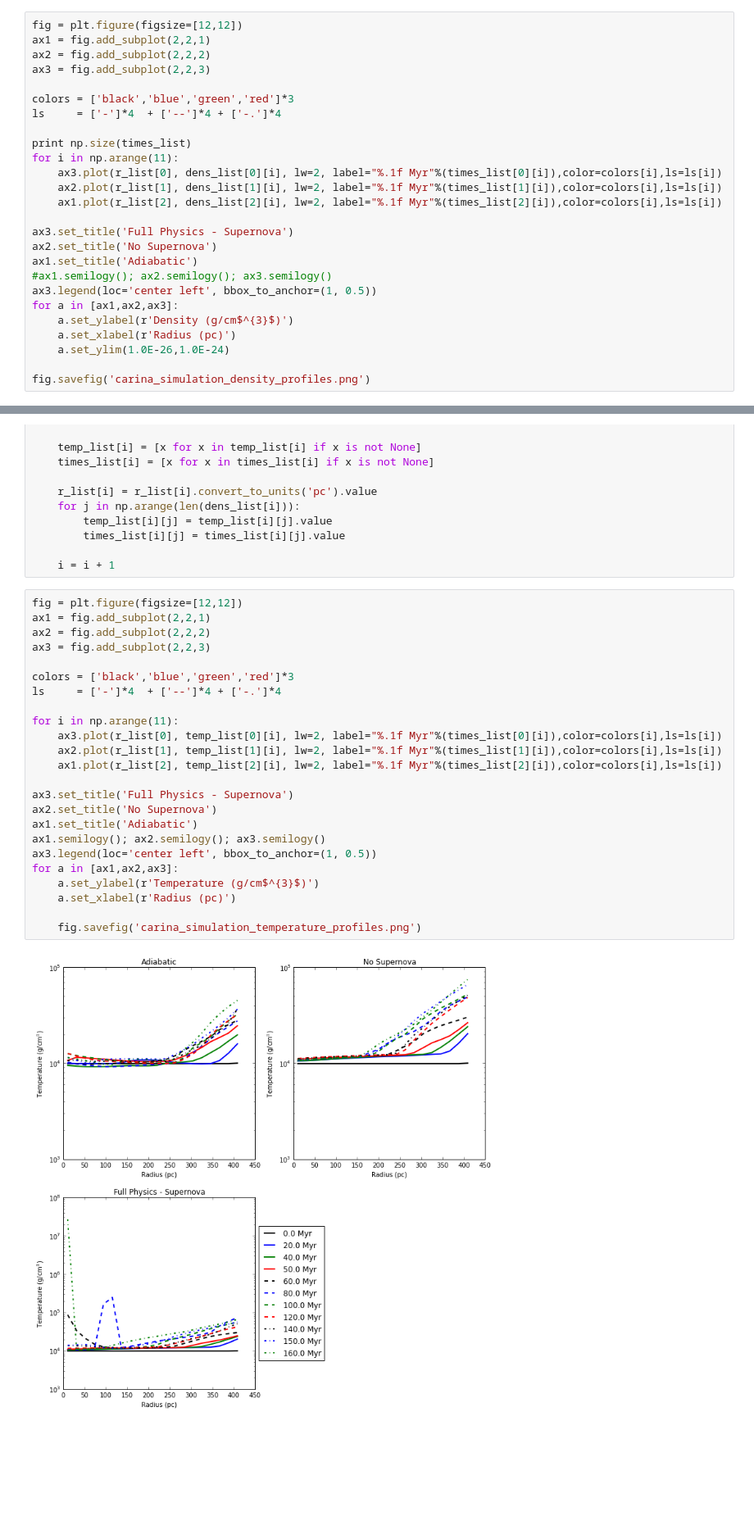
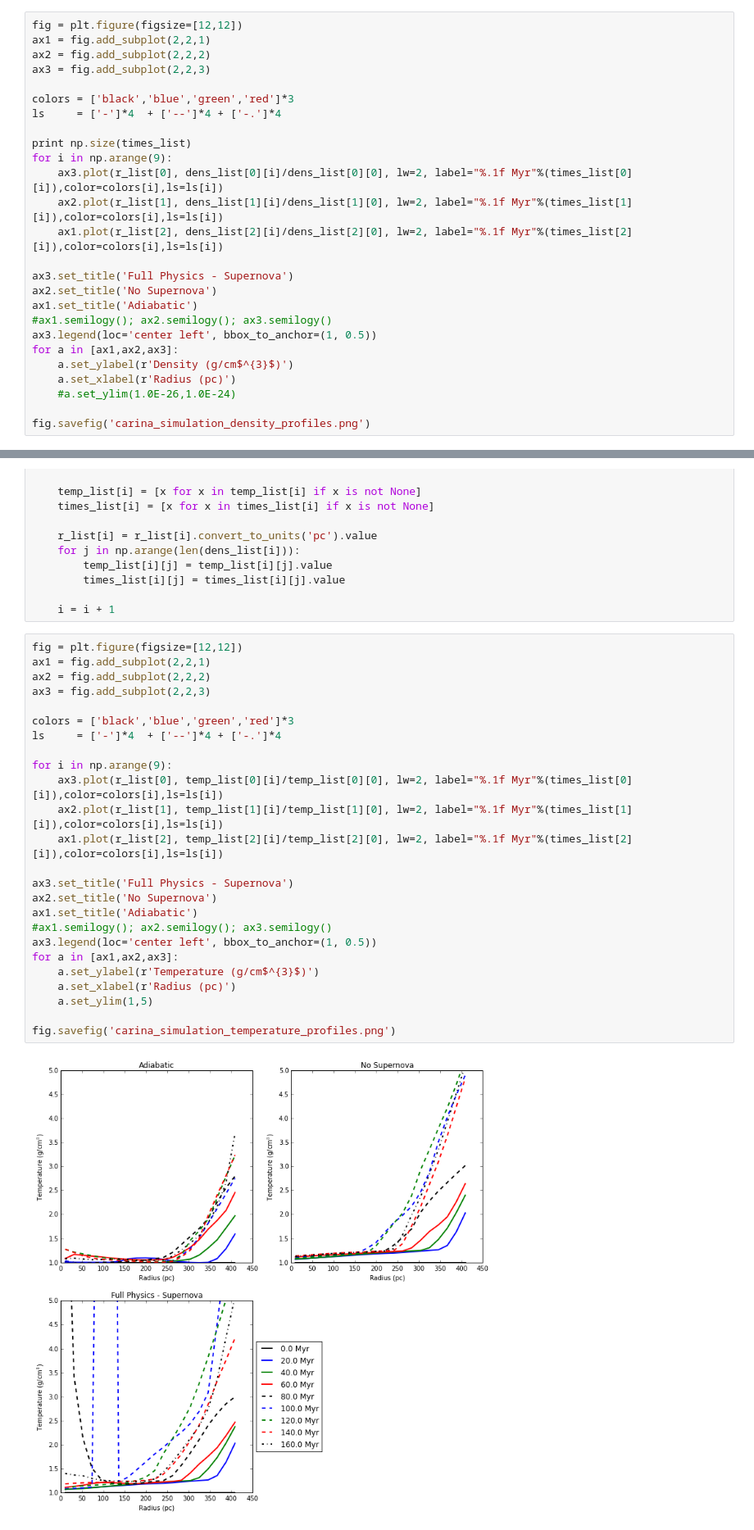
Before and after one commit to aemerick/dwarfs, a Jupyter notebook: analysis/plot/profile_plots.ipynb, the cells around one changed output, grey strips where cells are left out. Shown at 82% size. Saved outputs shown, nothing was run; the diff lists cells and outputs as text; blank space fills up the shorter version.

```diff
--- a/analysis/plot/profile_plots.ipynb
+++ b/analysis/plot/profile_plots.ipynb
@@ -119,10 +103,10 @@ colors = ['black','blue','green','red']*3
 ls     = ['-']*4  + ['--']*4 + ['-.']*4
 
 print np.size(times_list)
-for i in np.arange(11):
-    ax3.plot(r_list[0], dens_list[0][i], lw=2, label="%.1f Myr"%(times_list[0][i]),color=colors[i],ls=ls[i])
-    ax2.plot(r_list[1], dens_list[1][i], lw=2, label="%.1f Myr"%(times_list[1][i]),color=colors[i],ls=ls[i])
-    ax1.plot(r_list[2], dens_list[2][i], lw=2, label="%.1f Myr"%(times_list[2][i]),color=colors[i],ls=ls[i])
+for i in np.arange(9):
+    ax3.plot(r_list[0], dens_list[0][i]/dens_list[0][0], lw=2, label="%.1f Myr"%(times_list[0][i]),color=colors[i],ls=ls[i])
+    ax2.plot(r_list[1], dens_list[1][i]/dens_list[1][0], lw=2, label="%.1f Myr"%(times_list[1][i]),color=colors[i],ls=ls[i])
+    ax1.plot(r_list[2], dens_list[2][i]/dens_list[2][0], lw=2, label="%.1f Myr"%(times_list[2][i]),color=colors[i],ls=ls[i])
 
 ax3.set_title('Full Physics - Supernova')
 ax2.set_title('No Supernova')
@@ -132,7 +116,7 @@ ax3.legend(loc='center left', bbox_to_anchor=(1, 0.5))
 for a in [ax1,ax2,ax3]:
     a.set_ylabel(r'Density (g/cm$^{3}$)')
     a.set_xlabel(r'Radius (pc)')
-    a.set_ylim(1.0E-26,1.0E-24)
+    #a.set_ylim(1.0E-26,1.0E-24)
 
 fig.savefig('carina_simulation_density_profiles.png')
 # %% [output]
@@ -166,26 +150,27 @@ for s in sim_list:
 # %%
 fig = plt.figure(figsize=[12,12])
 ax1 = fig.add_subplot(2,2,1)
 ax2 = fig.add_subplot(2,2,2)
 ax3 = fig.add_subplot(2,2,3)
 
 colors = ['black','blue','green','red']*3
 ls     = ['-']*4  + ['--']*4 + ['-.']*4
 
-for i in np.arange(11):
-    ax3.plot(r_list[0], temp_list[0][i], lw=2, label="%.1f Myr"%(times_list[0][i]),color=colors[i],ls=ls[i])
-    ax2.plot(r_list[1], temp_list[1][i], lw=2, label="%.1f Myr"%(times_list[1][i]),color=colors[i],ls=ls[i])
-    ax1.plot(r_list[2], temp_list[2][i], lw=2, label="%.1f Myr"%(times_list[2][i]),color=colors[i],ls=ls[i])
+for i in np.arange(9):
+    ax3.plot(r_list[0], temp_list[0][i]/temp_list[0][0], lw=2, label="%.1f Myr"%(times_list[0][i]),color=colors[i],ls=ls[i])
+    ax2.plot(r_list[1], temp_list[1][i]/temp_list[1][0], lw=2, label="%.1f Myr"%(times_list[1][i]),color=colors[i],ls=ls[i])
+    ax1.plot(r_list[2], temp_list[2][i]/temp_list[2][0], lw=2, label="%.1f Myr"%(times_list[2][i]),color=colors[i],ls=ls[i])
 
 ax3.set_title('Full Physics - Supernova')
 ax2.set_title('No Supernova')
 ax1.set_title('Adiabatic')
-ax1.semilogy(); ax2.semilogy(); ax3.semilogy()
+#ax1.semilogy(); ax2.semilogy(); ax3.semilogy()
 ax3.legend(loc='center left', bbox_to_anchor=(1, 0.5))
 for a in [ax1,ax2,ax3]:
     a.set_ylabel(r'Temperature (g/cm$^{3}$)')
     a.set_xlabel(r'Radius (pc)')
+    a.set_ylim(1,5)
 
-    fig.savefig('carina_simulation_temperature_profiles.png')
+fig.savefig('carina_simulation_temperature_profiles.png')
 # %% [output]
-[figure, old version]
+[figure, new version]
```
Also changed, not shown: parts of 5 cells of this notebook, 2 other files.
